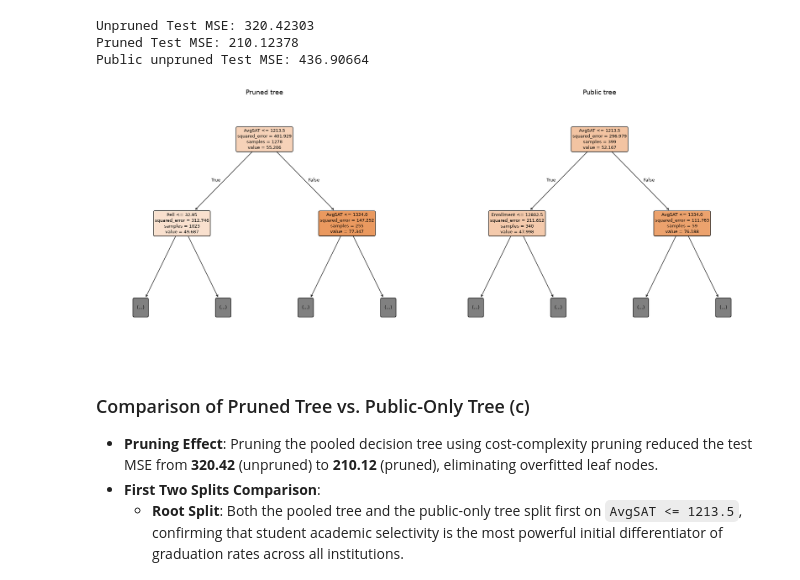
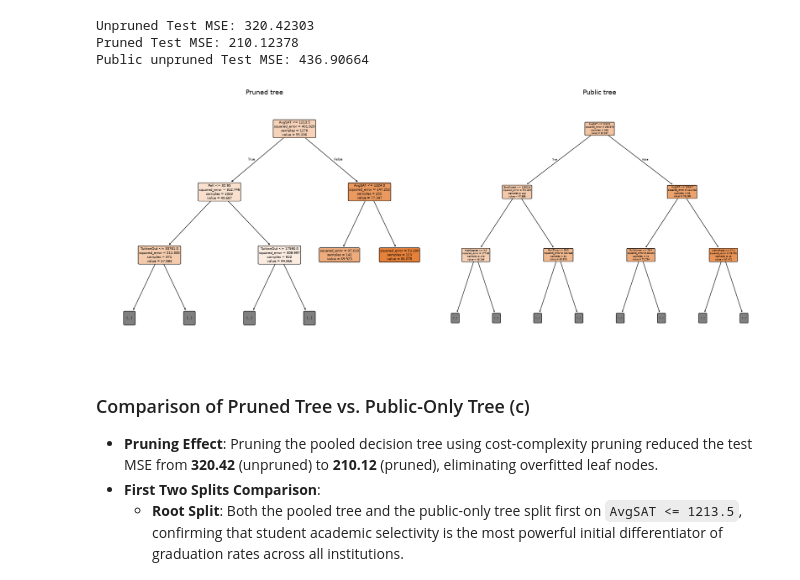
Before and after one commit to davidgraymi/CS598-PSL-MP3, a Jupyter notebook: main.ipynb, the cells around one changed output. Drawn from its saved outputs; the diff is of its cells as text; code cells hidden in the pictures.

```diff
--- a/main.ipynb
+++ b/main.ipynb
@@ -45,7 +49,7 @@ train_df.fillna(medians, inplace=True)
 test_df.fillna(medians, inplace=True)
 
 # Fill categorical n/a with mode
-modes = train_df.select_dtypes(include='object').mode().iloc[0]
+modes = train_df.select_dtypes(include=['object', 'str']).mode().iloc[0]
 train_df.fillna(modes, inplace=True)
 test_df.fillna(modes, inplace=True)
 
@@ -183,31 +185,31 @@ Public unpruned Test MSE: 436.90664
 # %%
 fig, axes = plt.subplots(nrows=1, ncols=2, figsize=(20, 8))
 
 plot_tree(
     grid_search.best_estimator_,
     feature_names=X_train.columns,
     filled=True,
     rounded=True,
-    max_depth=1,
+    max_depth=2,
     ax=axes[0]
 )
 axes[0].set_title("Pruned tree", fontsize=14)
 
 plot_tree(
     tree_2c,
     feature_names=X_train.columns,
     filled=True,
     rounded=True,
-    max_depth=1,
+    max_depth=2,
     ax=axes[1]
 )
 axes[1].set_title("Public tree", fontsize=14)
 
 # 4. Adjust layout and display
 plt.tight_layout()
 plt.show()
 # %% [output]
-[figure, old version]
+[figure, new version]
 # %% [markdown]
 ### Comparison of Pruned Tree vs. Public-Only Tree (c)
 - **Pruning Effect**: Pruning the pooled decision tree using cost-complexity pruning reduced the test MSE from **320.42** (unpruned) to **210.12** (pruned), eliminating overfitted leaf nodes.
```
Also changed, not shown: parts of 11 cells of this notebook, 1 other file.
